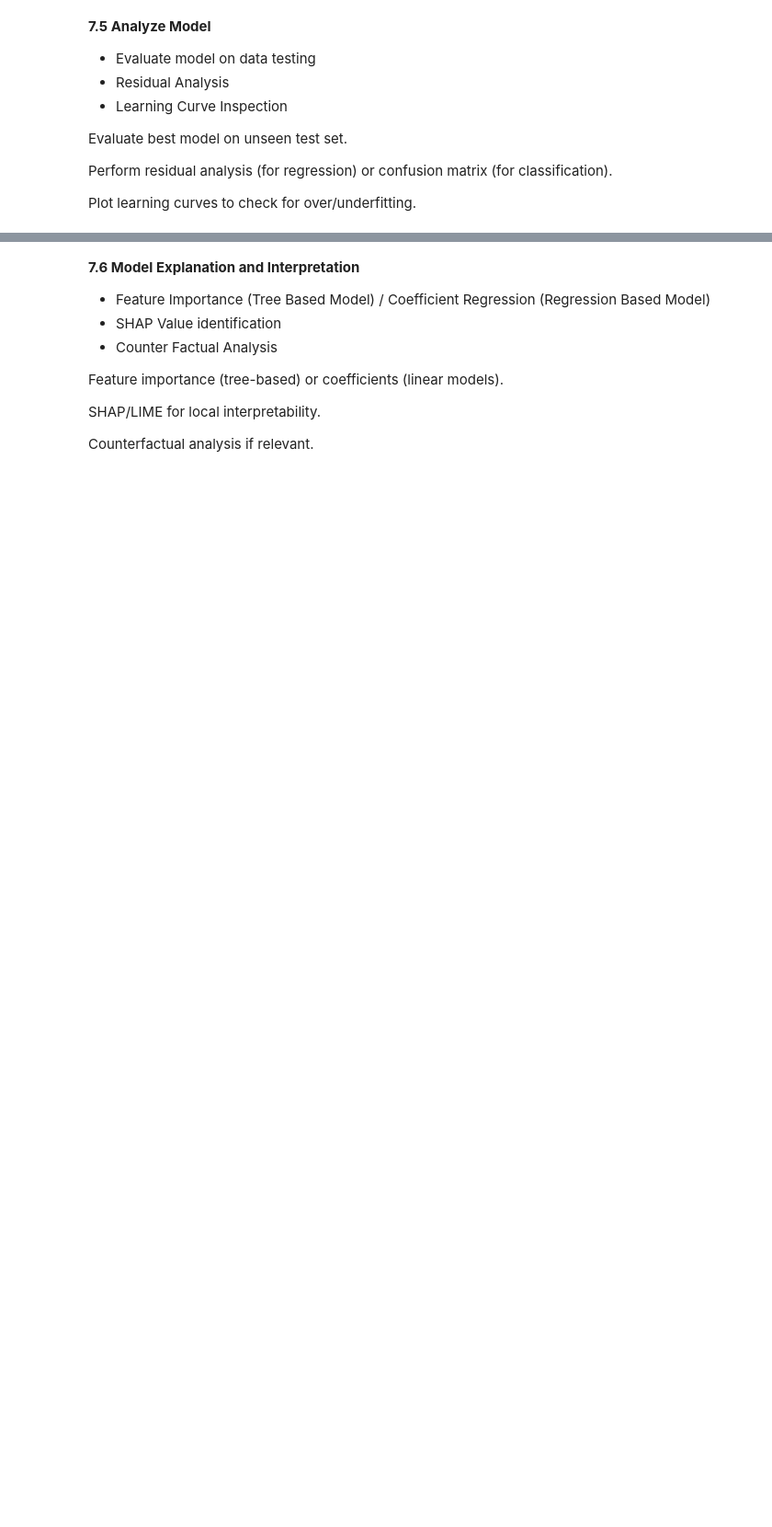
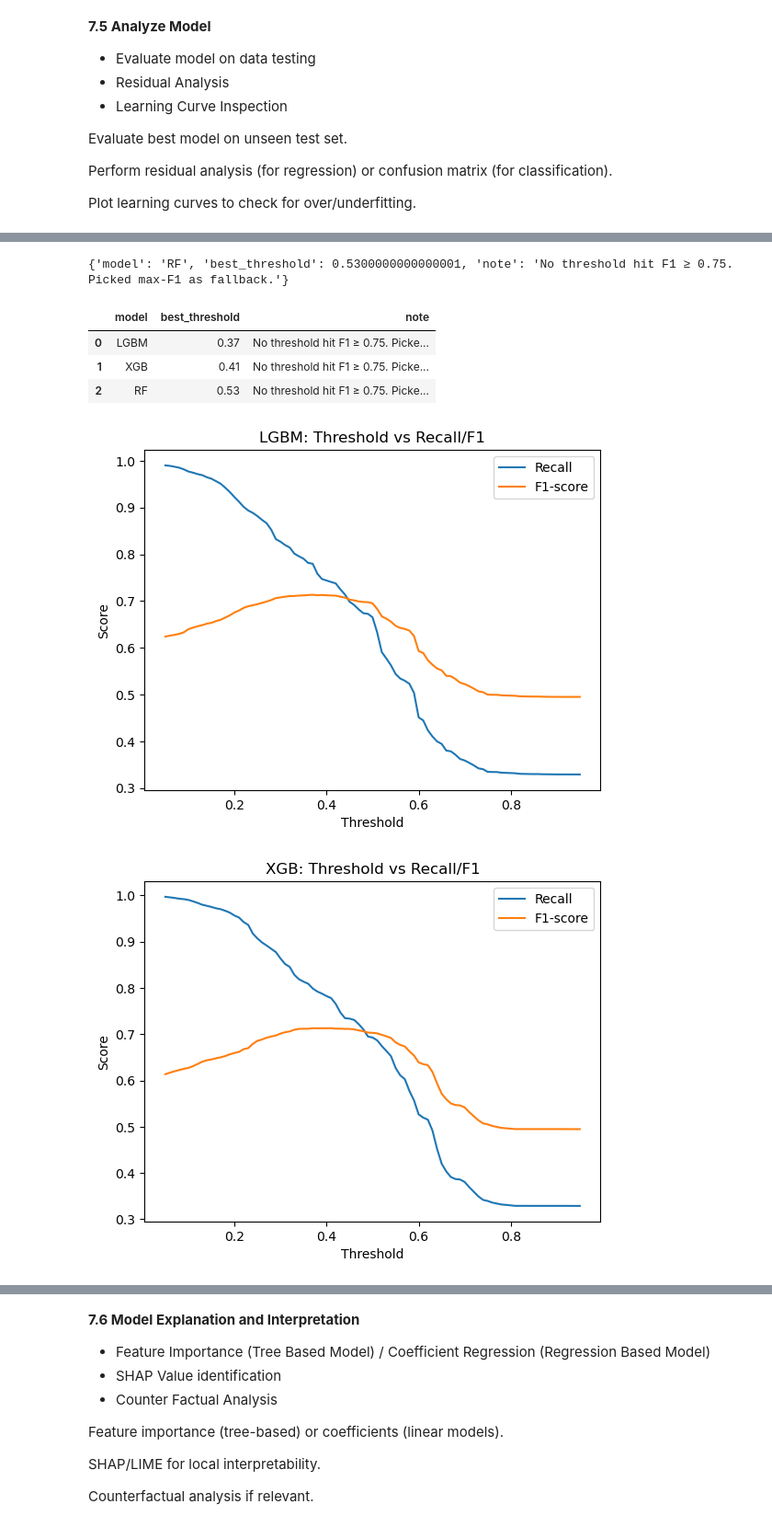
Before and after one commit to AliefRND/MachineLearningProject, a Jupyter notebook: notebooks/Notebook.ipynb, the cells around one changed output, grey strips where cells are left out. Shown at 92% size. Saved outputs shown, nothing was run; the diff lists cells and outputs as text; code cells hidden in the pictures; blank space fills up the shorter version.

```diff
--- a/notebooks/Notebook.ipynb
+++ b/notebooks/Notebook.ipynb
@@ -1086,0 +1208,5 @@ Select best model based on validation performance.
+# %%
+# --- Run XGBoost ---
+search_xgb.fit(X_train, y_train)
+print("XGB  best recall (CV, refit):", search_xgb.best_score_)
+print("XGB  best params:", search_xgb.best_params_)
@@ -1114,0 +1318,10 @@ Plot learning curves to check for over/underfitting.
+# %%
+# 1) Out-of-fold probs
+y_proba_oof_lgbm = get_oof_proba(lgbm_best, X_train, y_train, cv)
+
+# 2) Threshold sweep
+best_thr_lgbm, thr_table_lgbm, note_lgbm = sweep_thresholds(
+    y_train, y_proba_oof_lgbm, f1_floor=0.75
+)
+
+print({"model": "LGBM", "best_threshold": best_thr_lgbm, "note": note_lgbm})
@@ -1114,0 +1365,47 @@ Plot learning curves to check for over/underfitting.
+# %%
+rf_best = pipe_rf.set_params(
+    clf__n_estimators=200,
+    clf__min_samples_leaf=1,
+    clf__max_depth=None,
+    clf__class_weight="balanced"
+)
+
+# 1) Out-of-fold probs
+y_proba_oof_rf = get_oof_proba(rf_best, X_train, y_train, cv)
+
+# 2) Threshold sweep
+best_thr_rf, thr_table_rf, note_rf = sweep_thresholds(
+    y_train, y_proba_oof_rf, f1_floor=0.75
+)
+
+print({"model": "RF", "best_threshold": best_thr_rf, "note": note_rf})
+# %% [output]
+{'model': 'RF', 'best_threshold': 0.5300000000000001, 'note': 'No threshold hit F1 ≥ 0.75. Picked max-F1 as fallback.'}
+# %%
+summary = pd.DataFrame([
+    {"model": "LGBM", "best_threshold": best_thr_lgbm, "note": note_lgbm},
+    {"model": "XGB",  "best_threshold": best_thr_xgb,  "note": note_xgb},
+    {"model": "RF",   "best_threshold": best_thr_rf,   "note": note_rf},
+])
+summary
+# %% [output]
+|  | model | best_threshold | note |
+| 0 | LGBM | 0.37 | No threshold hit F1 ≥ 0.75. Picke... |
+| 1 | XGB | 0.41 | No threshold hit F1 ≥ 0.75. Picke... |
+| 2 | RF | 0.53 | No threshold hit F1 ≥ 0.75. Picke... |
+# %%
+def plot_threshold_curve(thr_table, model_name):
+    plt.plot(thr_table["threshold"], thr_table["recall"], label="Recall")
+    plt.plot(thr_table["threshold"], thr_table["f1"], label="F1-score")
+    plt.xlabel("Threshold")
+    plt.ylabel("Score")
+    plt.title(f"{model_name}: Threshold vs Recall/F1")
+    plt.legend()
+    plt.show()
+
+plot_threshold_curve(thr_table_lgbm, "LGBM")
+plot_threshold_curve(thr_table_xgb, "XGB")
+plot_threshold_curve(thr_table_rf, "RF")
+# %% [output]
+[figure, added]
+[figure, added]
```
Also changed, not shown: parts of 50 cells of this notebook.
